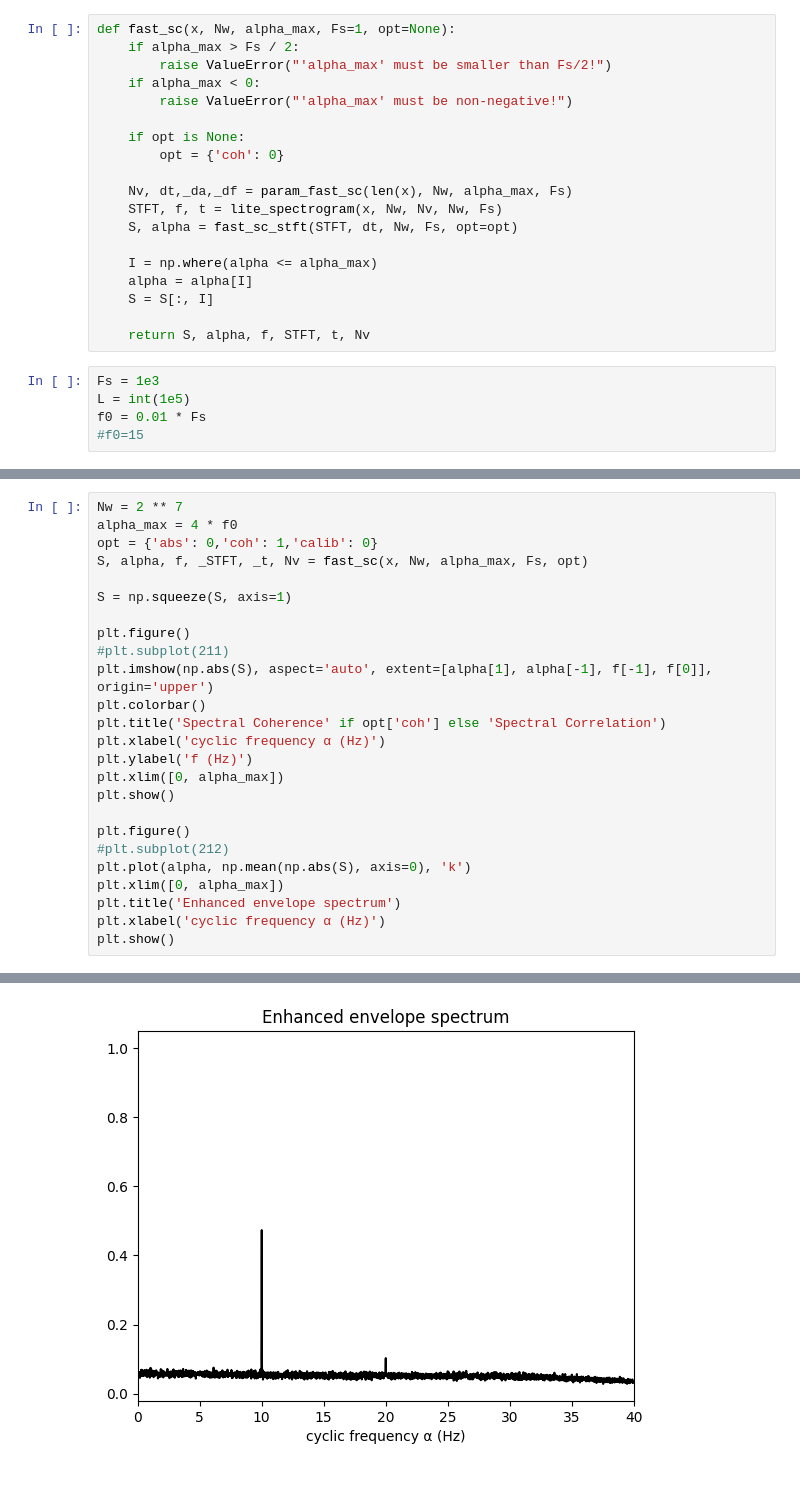
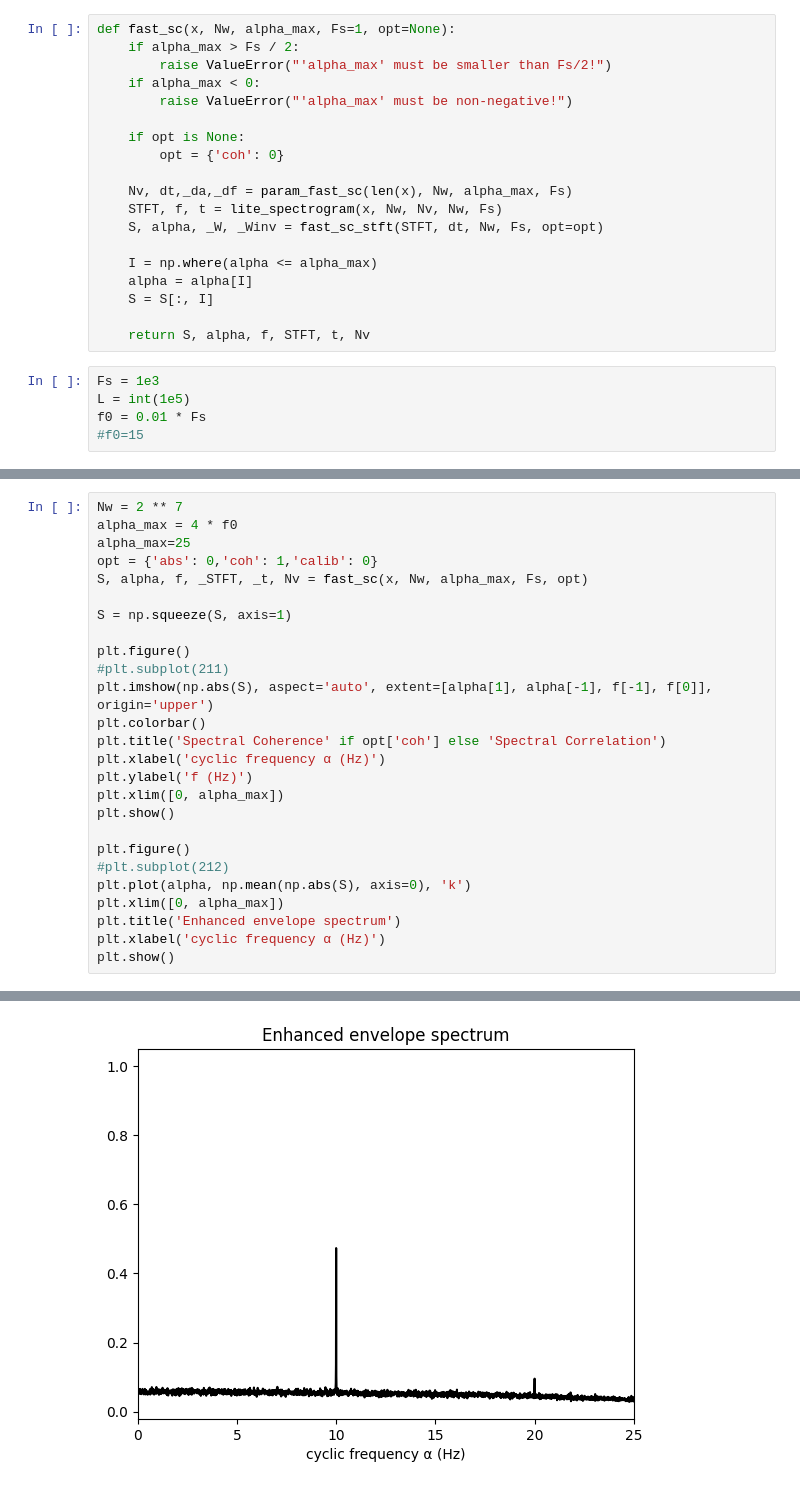
Before and after one commit to androdl96/GD_bearing, a Jupyter notebook: prueba_SC.ipynb, the cells around one changed output, grey strips where cells are left out. Saved outputs shown, nothing was run; the diff lists cells and outputs as text.

```diff
--- a/prueba_SC.ipynb
+++ b/prueba_SC.ipynb
@@ -218,7 +253,7 @@ def fast_sc(x, Nw, alpha_max, Fs=1, opt=None):
 
     Nv, dt,_da,_df = param_fast_sc(len(x), Nw, alpha_max, Fs)
     STFT, f, t = lite_spectrogram(x, Nw, Nv, Nw, Fs)
-    S, alpha = fast_sc_stft(STFT, dt, Nw, Fs, opt=opt)
+    S, alpha, _W, _Winv = fast_sc_stft(STFT, dt, Nw, Fs, opt=opt)
 
     I = np.where(alpha <= alpha_max)
     alpha = alpha[I]
@@ -253,6 +288,7 @@ plt.show()
 # %%
 Nw = 2 ** 7
 alpha_max = 4 * f0
+alpha_max=25
 opt = {'abs': 0,'coh': 1,'calib': 0}
 S, alpha, f, _STFT, _t, Nv = fast_sc(x, Nw, alpha_max, Fs, opt)
 
@@ -280 +316 @@ plt.show()
-[figure, old version]
+[figure, new version]
```
Also changed, not shown: parts of 3 cells of this notebook.
